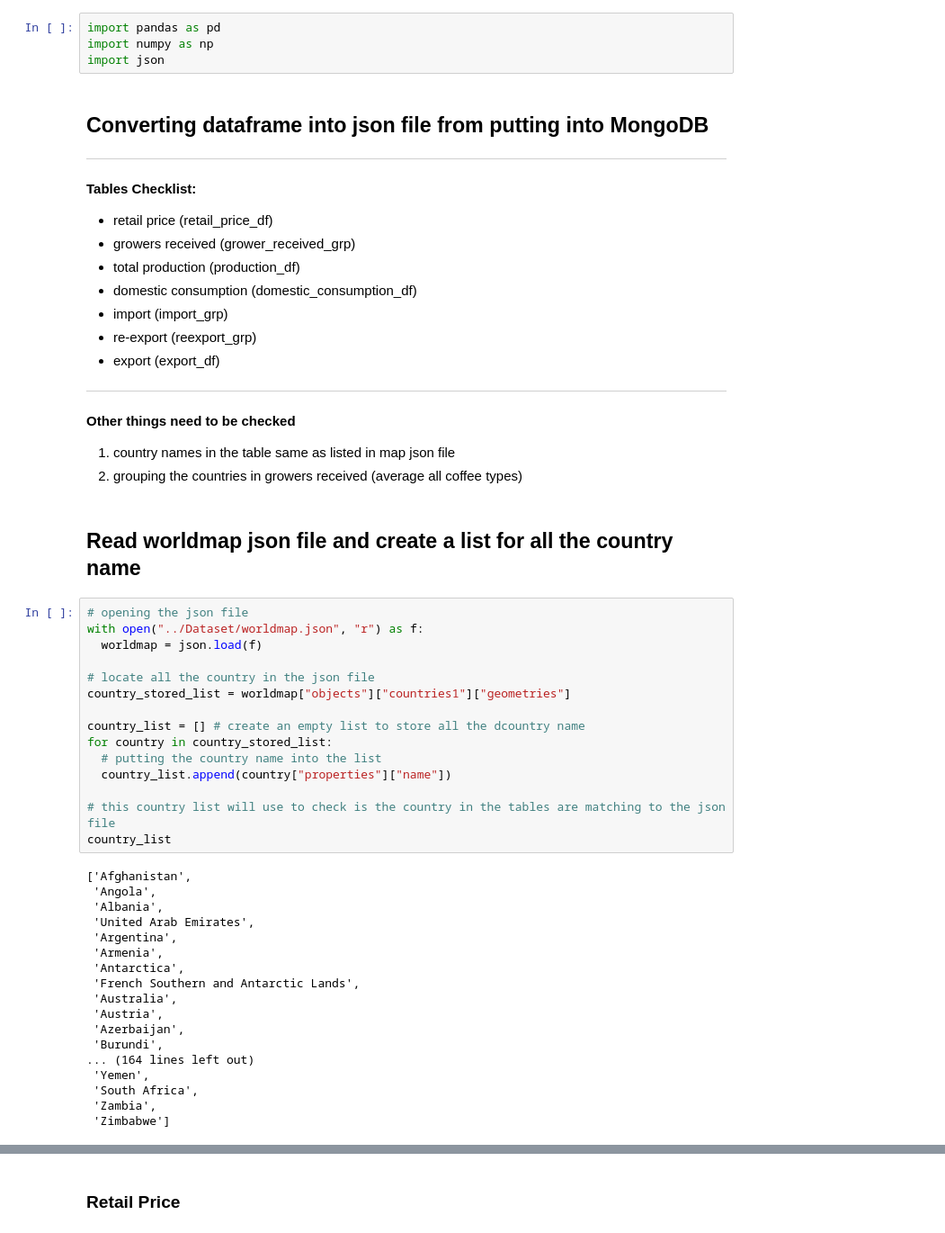
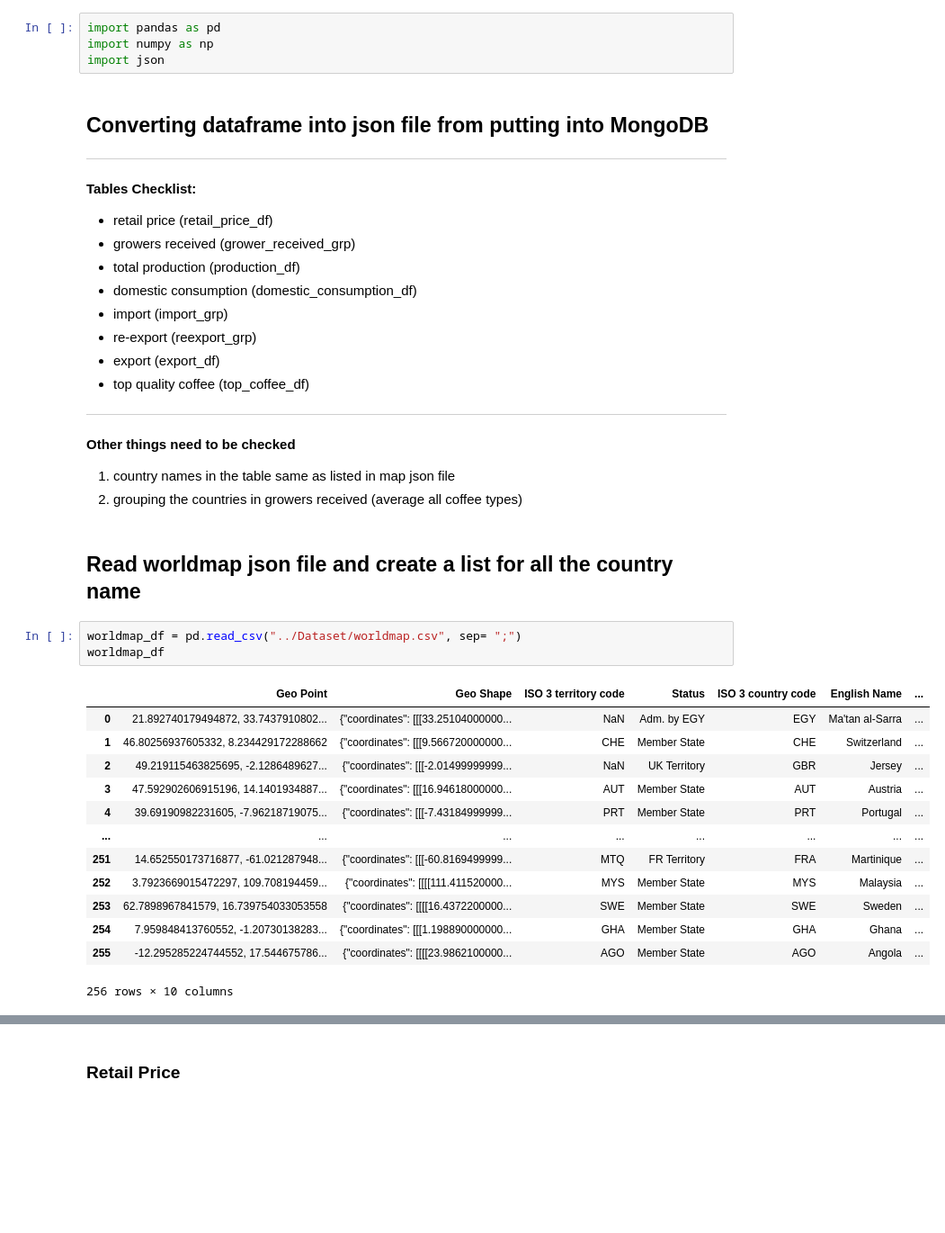
Before and after one commit to wingylui/Coffee_Trading, a Jupyter notebook: dataset_conversion/trading_data_conversion.ipynb, the cells around one changed output, grey strips where cells are left out. Shown at 90% size. Cells and saved outputs as stored; diff of their text form; blank space fills up the shorter version.

```diff
--- a/dataset_conversion/trading_data_conversion.ipynb
+++ b/dataset_conversion/trading_data_conversion.ipynb
@@ -13,42 +13,27 @@ import json
 - import (import_grp)
 - re-export (reexport_grp)
 - export (export_df)
+- top quality coffee (top_coffee_df)
 ---
 <b>Other things need to be checked</b>
 1. country names in the table same as listed in map json file
 2. grouping the countries in growers received (average all coffee types)
 # %% [markdown]
 ## Read worldmap json file and create a list for all the country name
-# %%
-# opening the json file
-with open("../Dataset/worldmap.json", "r") as f:
-  worldmap = json.load(f)
-
-# locate all the country in the json file
-country_stored_list = worldmap["objects"]["countries1"]["geometries"]
-
-country_list = [] # create an empty list to store all the dcountry name
-for country in country_stored_list:
-  # putting the country name into the list
-  country_list.append(country["properties"]["name"])
-
-# this country list will use to check is the country in the tables are matching to the json file
-country_list
-# %% [output]
-['Afghanistan',
- 'Angola',
- 'Albania',
- 'United Arab Emirates',
- 'Argentina',
- 'Armenia',
- 'Antarctica',
- 'French Southern and Antarctic Lands',
- 'Australia',
- 'Austria',
- 'Azerbaijan',
- 'Burundi',
-... (164 lines left out)
- 'Yemen',
- 'South Africa',
- 'Zambia',
- 'Zimbabwe']
+# %%
+worldmap_df = pd.read_csv("../Dataset/worldmap.csv", sep= ";")
+worldmap_df
+# %% [output]
+|  | Geo Point | Geo Shape | ISO 3 territory code | Status | ISO 3 country code | English Name | ... |
+| 0 | 21.892740179494872, 33.7437910802... | {"coordinates": [[[33.25104000000... | NaN | Adm. by EGY | EGY | Ma'tan al-Sarra | ... |
+| 1 | 46.80256937605332, 8.234429172288662 | {"coordinates": [[[9.566720000000... | CHE | Member State | CHE | Switzerland | ... |
+| 2 | 49.219115463825695, -2.1286489627... | {"coordinates": [[[-2.01499999999... | NaN | UK Territory | GBR | Jersey | ... |
+| 3 | 47.592902606915196, 14.1401934887... | {"coordinates": [[[16.94618000000... | AUT | Member State | AUT | Austria | ... |
+| 4 | 39.69190982231605, -7.96218719075... | {"coordinates": [[[-7.43184999999... | PRT | Member State | PRT | Portugal | ... |
+| ... | ... | ... | ... | ... | ... | ... | ... |
+| 251 | 14.652550173716877, -61.021287948... | {"coordinates": [[[-60.8169499999... | MTQ | FR Territory | FRA | Martinique | ... |
+| 252 | 3.7923669015472297, 109.708194459... | {"coordinates": [[[[111.411520000... | MYS | Member State | MYS | Malaysia | ... |
+| 253 | 62.7898967841579, 16.739754033053558 | {"coordinates": [[[[16.4372200000... | SWE | Member State | SWE | Sweden | ... |
+| 254 | 7.959848413760552, -1.20730138283... | {"coordinates": [[[1.198890000000... | GHA | Member State | GHA | Ghana | ... |
+| 255 | -12.295285224744552, 17.544675786... | {"coordinates": [[[[23.9862100000... | AGO | Member State | AGO | Angola | ... |
+256 rows × 10 columns
```
Also changed, not shown: parts of 16 cells of this notebook, 19 other files.
